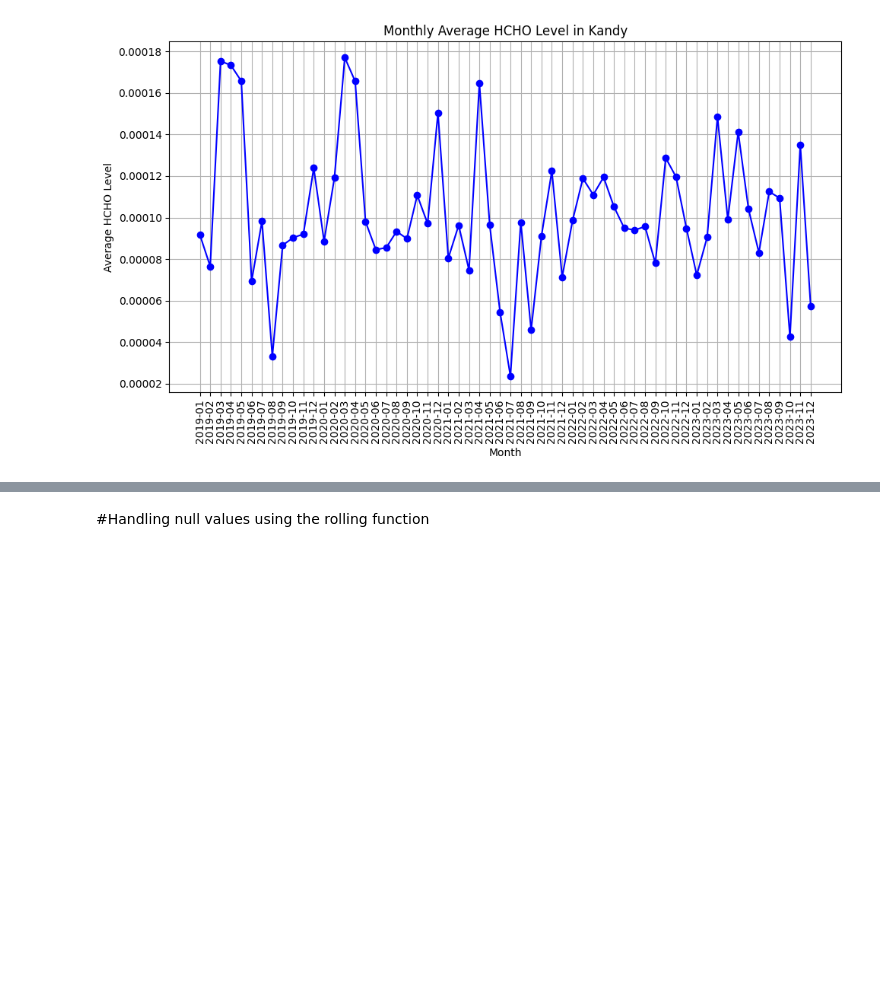
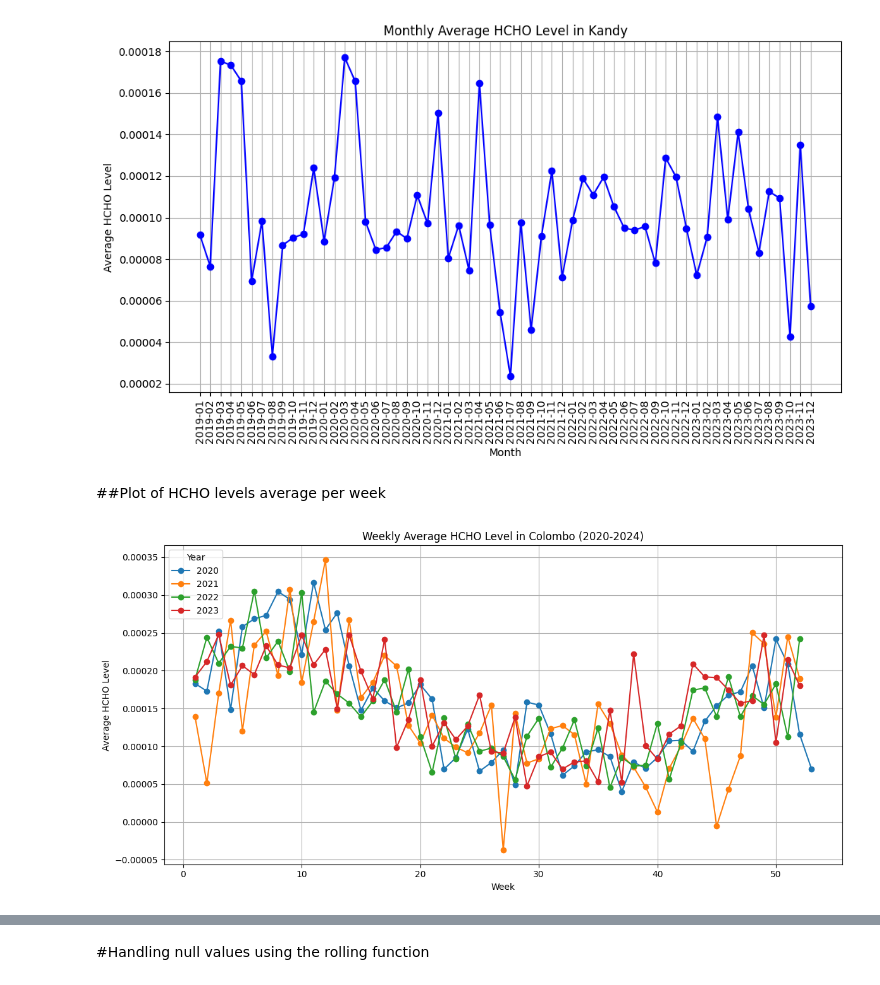
Before and after one commit to RanxduG/Sri-Lanka-Formaldehyde-Level-Analysis, a Jupyter notebook: Data_Engineering_Coursework.ipynb, the cells around one changed output, grey strips where cells are left out. Cells and saved outputs as stored; diff of their text form; code cells hidden in the pictures; blank space fills up the shorter version.

```diff
--- a/Data_Engineering_Coursework.ipynb
+++ b/Data_Engineering_Coursework.ipynb
@@ -411,3 +418,54 @@ plot_HCHO_level_average_vs_month_graph(kan_avg_sorted_data, 'Kandy')
 [figure]
 [figure]
 [figure]
+# %% [markdown]
+##Plot of HCHO levels average per week
+# %%
+import matplotlib.pyplot as plt
+import pandas as pd
+from pyspark.sql.functions import lit
+
+def plot_HCHO_average_vs_week(df):
+    # Initialize an empty DataFrame to accumulate data for all years
+    combined_df = pd.DataFrame(columns=['week', 'year', 'average_HCHO_level'])
+
+    for year in [2020, 2021, 2022, 2023, 2024]:
+        df_year = df.filter((col('Current Date') >= f'{year}-01-01') & (col('Current Date') < f'{year + 1}-01-01'))
+        # Calculate weekly averages for each location
+        weekly_avg_data = df_year.groupBy(weekofyear('Current Date').alias('week')).agg(avg('HCHO reading').alias('average_HCHO_level'))
+        weekly_avg_data = weekly_avg_data.orderBy('week')
+        weekly_avg_data = weekly_avg_data.withColumn('year', lit(year))
+
+        # Convert Spark DataFrame to Pandas DataFrame
+        weekly_avg_data_pd = weekly_avg_data.toPandas()
+
+        # Append data to the combined DataFrame
+        combined_df = pd.concat([combined_df, weekly_avg_data_pd], ignore_index=True)
+
+    # Plotting
+    plt.figure(figsize=(12, 6))
+    for year in combined_df['year'].unique():
+        year_data = combined_df[combined_df['year'] == year]
+        plt.plot(year_data['week'], year_data['average_HCHO_level'], marker='o', label=year)
+
+    # Add title and labels
+    plt.title('Weekly Average HCHO Level in Colombo (2020-2024)')
+    plt.xlabel('Week')
+    plt.ylabel('Average HCHO Level')
+    plt.legend(title='Year', loc='upper left')
+    plt.grid(True)
+    plt.tight_layout()
+    plt.show()
+
+# Call the function with your DataFrame
+plot_HCHO_average_vs_week(Colombo_Data)
+
+
+# deniyaya_matara_weekly_avg_data = Deniyaya_Matara_Data.groupBy(weekofyear('Current Date').alias('week')).agg(avg('HCHO reading').alias('average_HCHO_level'))
+# nuwara_eliya_weekly_avg_data = Nuwara_Eliya_Data.groupBy(weekofyear('Current Date').alias('week')).agg(avg('HCHO reading').alias('average_HCHO_level'))
+# monaragala_weekly_avg_data = Monaragala_Data.groupBy(weekofyear('Current Date').alias('week')).agg(avg('HCHO reading').alias('average_HCHO_level'))
+# kurunegala_weekly_avg_data = Kurunegala_Data.groupBy(weekofyear('Current Date').alias('week')).agg(avg('HCHO reading').alias('average_HCHO_level'))
+# jaffna_weekly_avg_data = Jaffna_Data.groupBy(weekofyear('Current Date').alias('week')).agg(avg('HCHO reading').alias('average_HCHO_level'))
+# kan_weekly_avg_data = kan_data.groupBy(weekofyear('Current Date').alias('week')).agg(avg('HCHO reading').alias('average_HCHO_level'))
+# %% [output]
+[figure, added]
```
Also changed, not shown: parts of 7 cells of this notebook.
